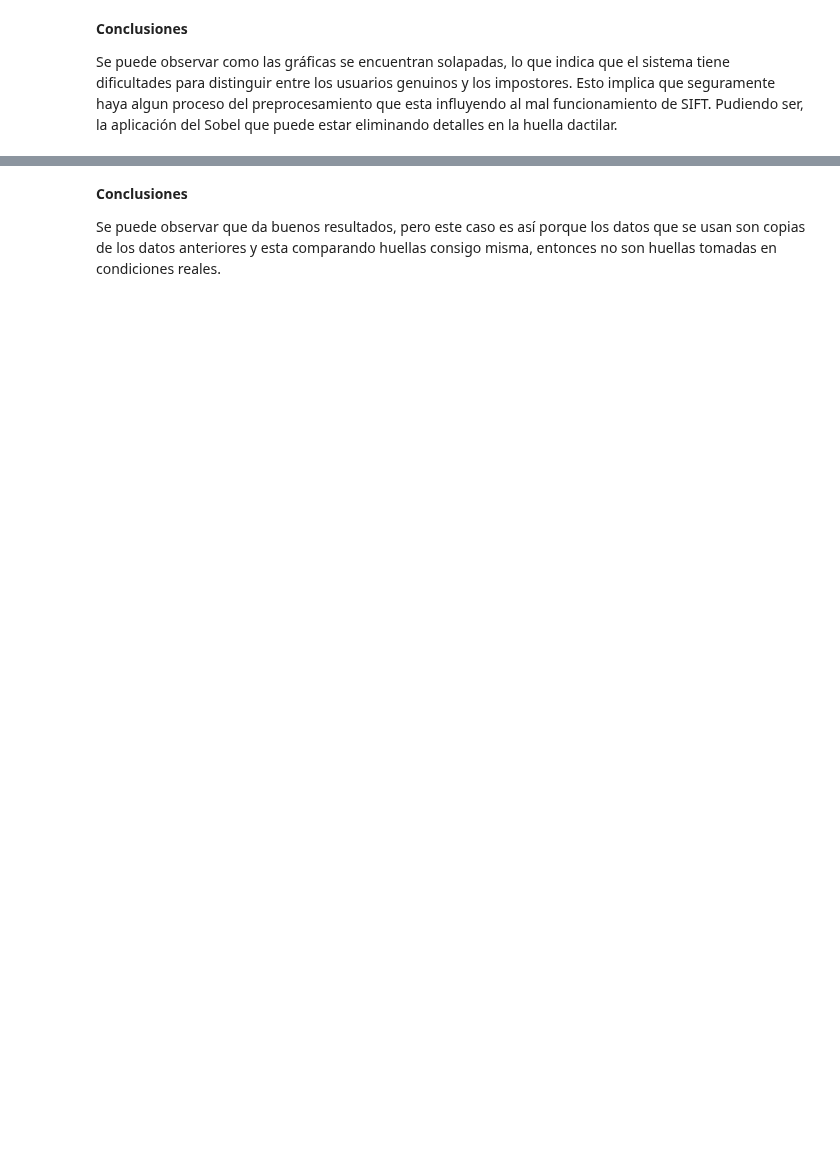
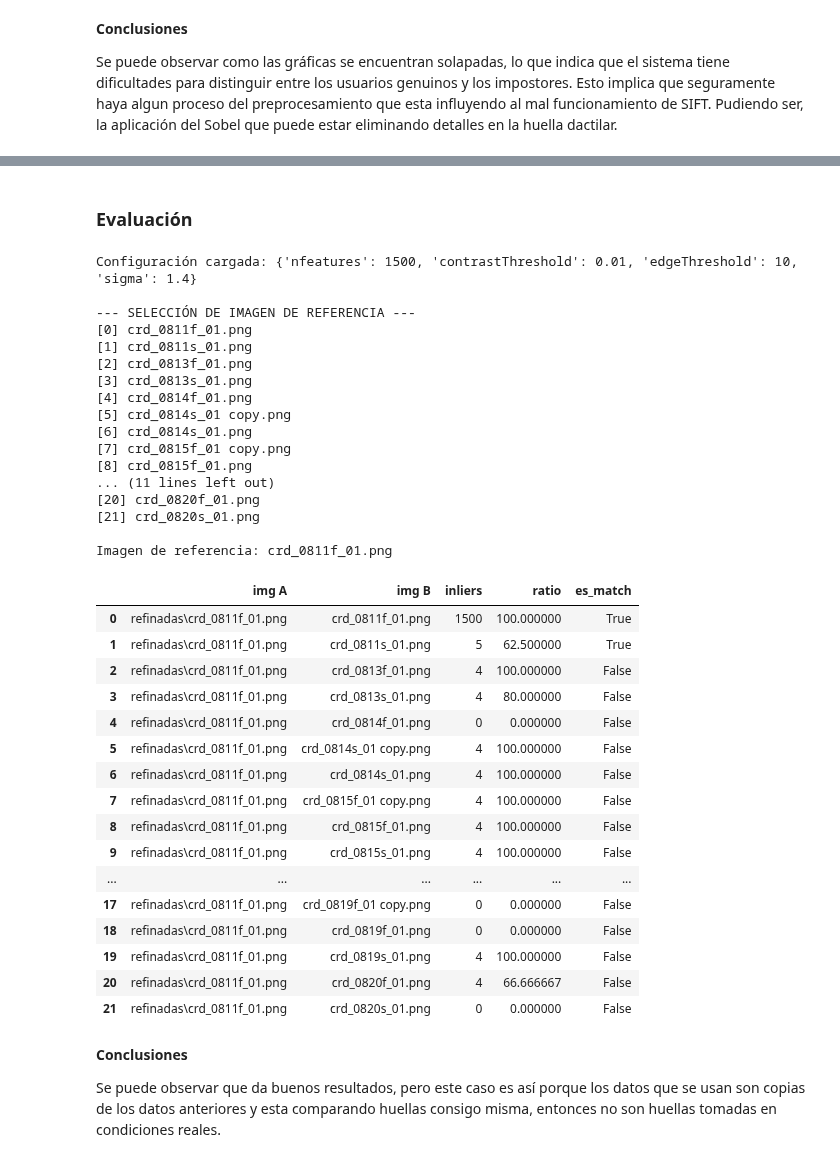
Before and after one commit to lunahernandez/PIAV, a Jupyter notebook: 06/No_IA_Finger_Comparation.ipynb, the cells around one changed output, grey strips where cells are left out. Drawn from its saved outputs; the diff is of its cells as text; code cells hidden in the pictures; blank space fills up the shorter version.

```diff
--- a/06/No_IA_Finger_Comparation.ipynb
+++ b/06/No_IA_Finger_Comparation.ipynb
@@ -647,0 +746,2 @@ Evidencia muy fuerte: 1500 inliers con crd_0812f_01.png)
+# %% [markdown]
+### **Evaluación**
@@ -648,3 +865,58 @@ Evidencia muy fuerte: 1500 inliers con crd_0812f_01.png)
+# %%
+
+PARAMS_FILE = "mejor_config_sift.json"
+with open(PARAMS_FILE, 'r') as f:
+    mejor_config = json.load(f)
+    print(f"Configuración cargada: {mejor_config}")
+with open("mejor_umbral.txt", 'r') as f:
+    mejor_umbral = float(f.read())
+
+reference_path = seleccionar_imagen_referencia("output/test/refinadas")
+resumen = ejecutar_autenticacion(reference_path,
+                       "output",
+                       mejor_config,
+                       mejor_umbral)
+# resumen = ejecutar_autenticacion("output/test/refinadas/crd_0811f_01.png",
+#                        "output",
+#                        mejor_config,
+#                        mejor_umbral)
+df = pd.DataFrame(resumen, columns=["img A", "img B", "inliers", "ratio", "es_match"])
+df
+# %% [output]
+Configuración cargada: {'nfeatures': 1500, 'contrastThreshold': 0.01, 'edgeThreshold': 10, 'sigma': 1.4}
+
+--- SELECCIÓN DE IMAGEN DE REFERENCIA ---
+[0] crd_0811f_01.png
+[1] crd_0811s_01.png
+[2] crd_0813f_01.png
+[3] crd_0813s_01.png
+[4] crd_0814f_01.png
+[5] crd_0814s_01 copy.png
+[6] crd_0814s_01.png
+[7] crd_0815f_01 copy.png
+[8] crd_0815f_01.png
+... (11 lines left out)
+[20] crd_0820f_01.png
+[21] crd_0820s_01.png
+
+Imagen de referencia: crd_0811f_01.png
+|  | img A | img B | inliers | ratio | es_match |
+| 0 | refinadas\crd_0811f_01.png | crd_0811f_01.png | 1500 | 100.000000 | True |
+| 1 | refinadas\crd_0811f_01.png | crd_0811s_01.png | 5 | 62.500000 | True |
+| 2 | refinadas\crd_0811f_01.png | crd_0813f_01.png | 4 | 100.000000 | False |
+| 3 | refinadas\crd_0811f_01.png | crd_0813s_01.png | 4 | 80.000000 | False |
+| 4 | refinadas\crd_0811f_01.png | crd_0814f_01.png | 0 | 0.000000 | False |
+| 5 | refinadas\crd_0811f_01.png | crd_0814s_01 copy.png | 4 | 100.000000 | False |
+| 6 | refinadas\crd_0811f_01.png | crd_0814s_01.png | 4 | 100.000000 | False |
+| 7 | refinadas\crd_0811f_01.png | crd_0815f_01 copy.png | 4 | 100.000000 | False |
+| 8 | refinadas\crd_0811f_01.png | crd_0815f_01.png | 4 | 100.000000 | False |
+| 9 | refinadas\crd_0811f_01.png | crd_0815s_01.png | 4 | 100.000000 | False |
+| ... | ... | ... | ... | ... | ... |
+| 17 | refinadas\crd_0811f_01.png | crd_0819f_01 copy.png | 0 | 0.000000 | False |
+| 18 | refinadas\crd_0811f_01.png | crd_0819f_01.png | 0 | 0.000000 | False |
+| 19 | refinadas\crd_0811f_01.png | crd_0819s_01.png | 4 | 100.000000 | False |
+| 20 | refinadas\crd_0811f_01.png | crd_0820f_01.png | 4 | 66.666667 | False |
+| 21 | refinadas\crd_0811f_01.png | crd_0820s_01.png | 0 | 0.000000 | False |
 # %% [markdown]
 **Conclusiones**
 
```
Also changed, not shown: parts of 37 cells of this notebook, 2 other files.
